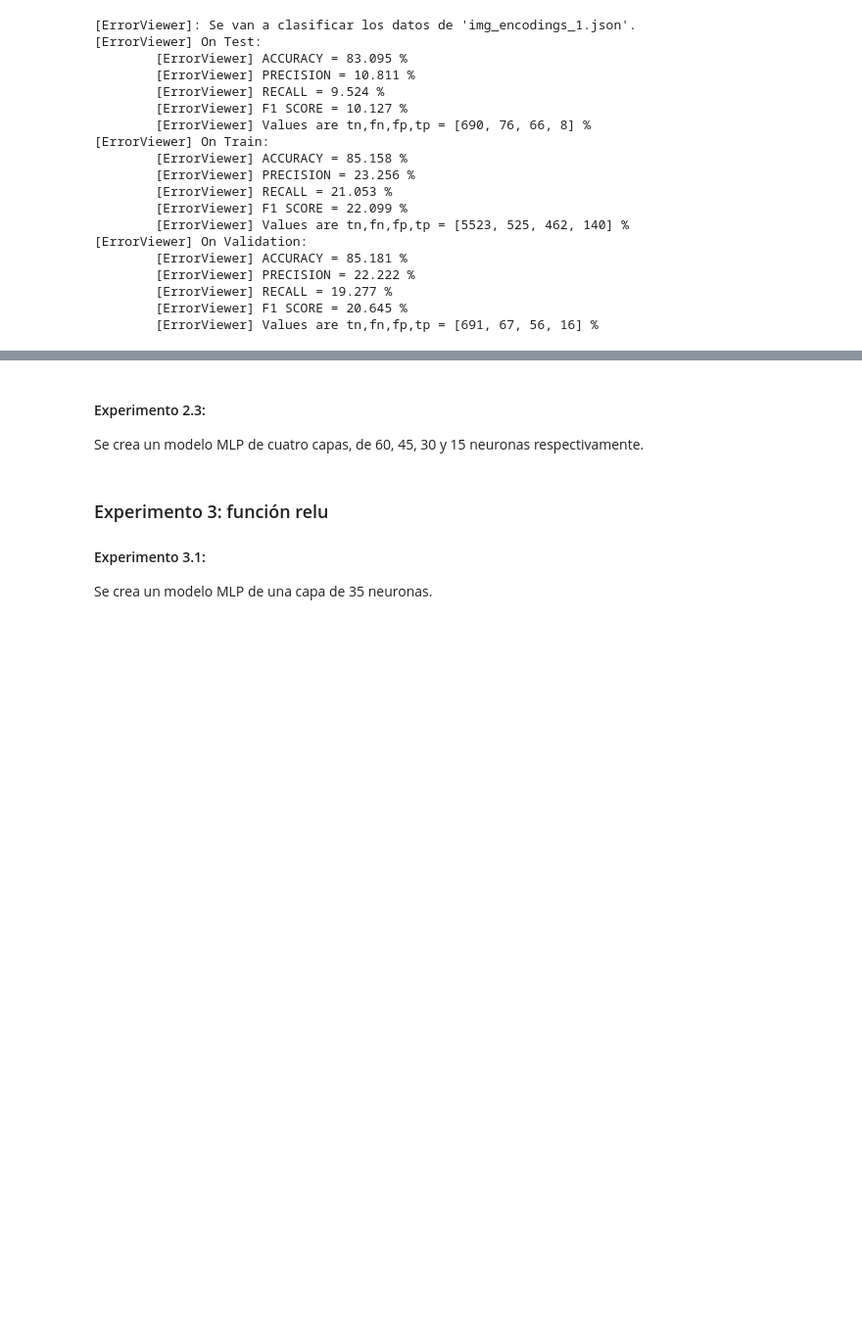
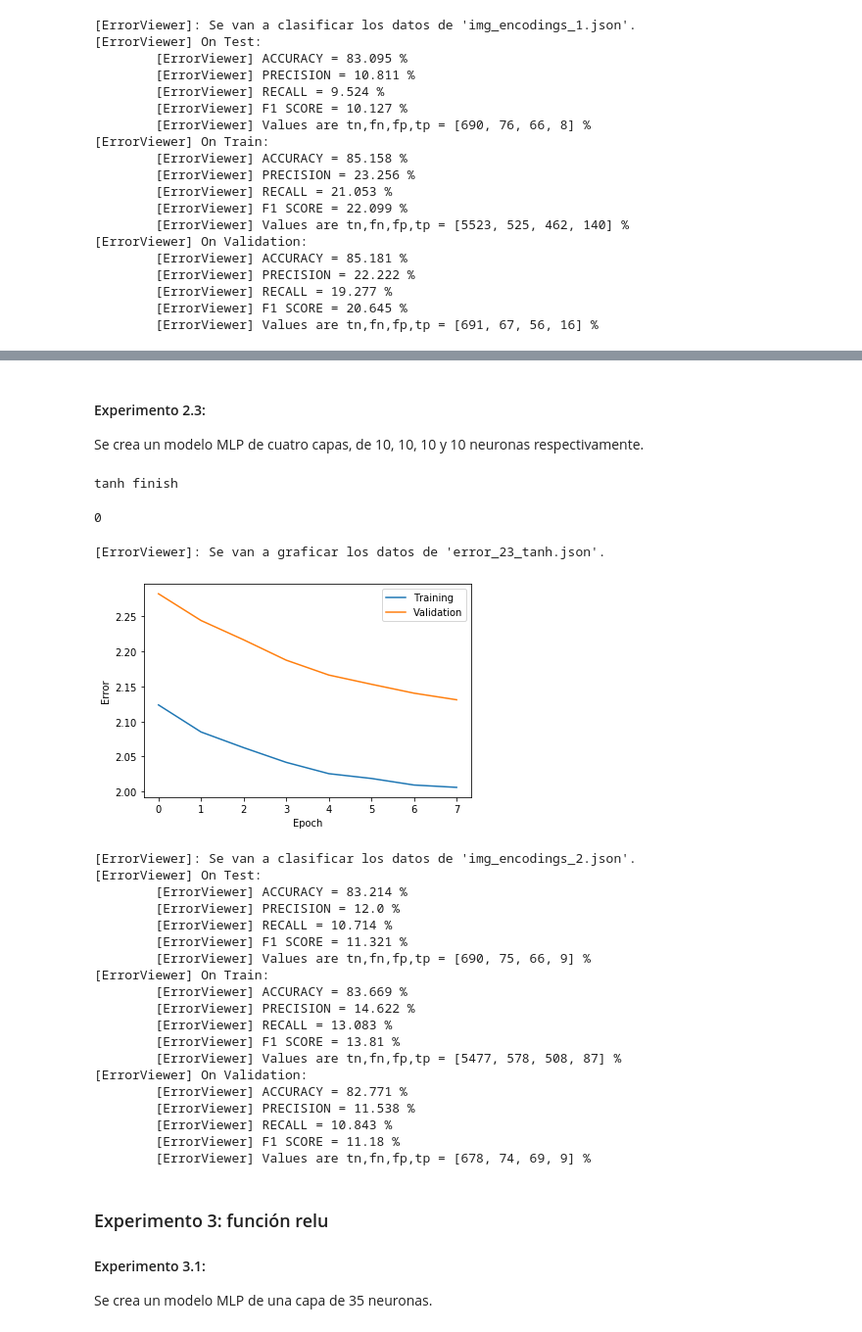
Before and after one commit to jneirar/ai_project3_group2, a Jupyter notebook: experimentation.ipynb, the cells around one changed output, grey strips where cells are left out. Shown: that part at 98% size. Cells and saved outputs as stored; diff of their text form; code cells hidden in the pictures; blank space fills up the shorter version.

```diff
--- a/experimentation.ipynb
+++ b/experimentation.ipynb
@@ -236,6 +314,45 @@ Se crea un modelo MLP de dos capas, de 50 y 20 neuronas respectivamente.
 # %% [markdown]
 #### Experimento 2.3:
-Se crea un modelo MLP de cuatro capas, de 60, 45, 30 y 15 neuronas respectivamente.
+Se crea un modelo MLP de cuatro capas, de 10, 10, 10 y 10 neuronas respectivamente.
+# %%
+FILE_IN = 'img_encodings_2.json'
+FILE_OUT = 'error_23'
+NEURONS = '4 10 10 10 10'
+ACT_FUNCTION = 'tanh'
+EPOCH = '8'
+LEARNING_COEF = '0.001'
+SEED = '1'
+# %%
+os.system('./main.out encodes/' + FILE_IN + ' errors/' + FILE_OUT + ' ' + NEURONS + ' ' + ACT_FUNCTION + ' ' + EPOCH + ' ' + LEARNING_COEF + ' 0 ' + SEED)
+# %% [output]
+tanh finish
+0
+# %%
+ev = ErrorViewer(FILE_OUT + '_' + ACT_FUNCTION)
+ev.calc_error()
+ev.perf_analysis(FILE_IN)
+# %% [output]
+[ErrorViewer]: Se van a graficar los datos de 'error_23_tanh.json'.
+[figure, added]
+[ErrorViewer]: Se van a clasificar los datos de 'img_encodings_2.json'.
+[ErrorViewer] On Test:
+        [ErrorViewer] ACCURACY = 83.214 %
+        [ErrorViewer] PRECISION = 12.0 %
+        [ErrorViewer] RECALL = 10.714 %
+        [ErrorViewer] F1 SCORE = 11.321 %
+        [ErrorViewer] Values are tn,fn,fp,tp = [690, 75, 66, 9] %
+[ErrorViewer] On Train:
+        [ErrorViewer] ACCURACY = 83.669 %
+        [ErrorViewer] PRECISION = 14.622 %
+        [ErrorViewer] RECALL = 13.083 %
+        [ErrorViewer] F1 SCORE = 13.81 %
+        [ErrorViewer] Values are tn,fn,fp,tp = [5477, 578, 508, 87] %
+[ErrorViewer] On Validation:
+        [ErrorViewer] ACCURACY = 82.771 %
+        [ErrorViewer] PRECISION = 11.538 %
+        [ErrorViewer] RECALL = 10.843 %
+        [ErrorViewer] F1 SCORE = 11.18 %
+        [ErrorViewer] Values are tn,fn,fp,tp = [678, 74, 69, 9] %
 # %% [markdown]
 ### Experimento 3: función relu
 #### Experimento 3.1:
```
Also changed, not shown: parts of 16 cells of this notebook, 5 other files.
